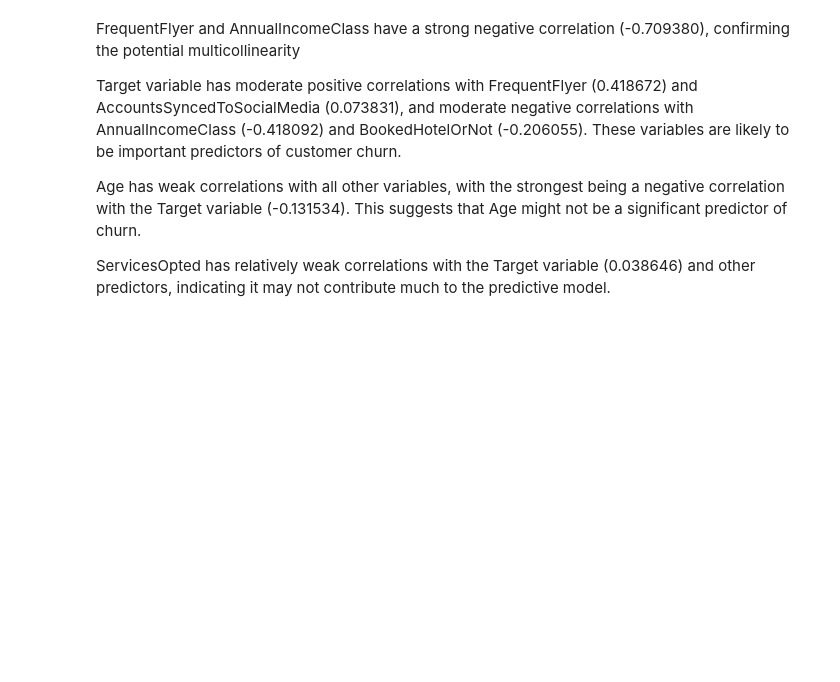
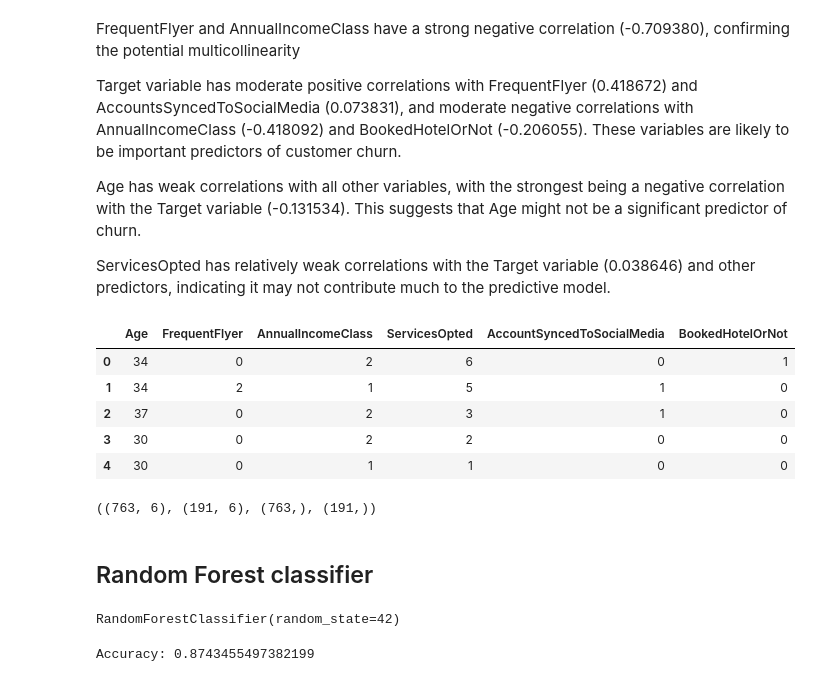
Before and after one commit to marcsteph/Tour-Travels-Customer-Churn-Prediction, a Jupyter notebook: Tour & Travels Customer Churn.ipynb, the cells around one changed output. Drawn from its saved outputs; the diff is of its cells as text; code cells hidden in the pictures; blank space fills up the shorter version.

Commit message:
Added Machine Learning models

```diff
--- a/Tour & Travels Customer Churn.ipynb
+++ b/Tour & Travels Customer Churn.ipynb
@@ -208,3 +193,33 @@ Target variable has moderate positive correlations with FrequentFlyer (0.418672)
 Age has weak correlations with all other variables, with the strongest being a negative correlation with the Target variable (-0.131534). This suggests that Age might not be a significant predictor of churn.
 
 ServicesOpted has relatively weak correlations with the Target variable (0.038646) and other predictors, indicating it may not contribute much to the predictive model.
+# %%
+# splitting into feature and label
+X = df_churn.drop('Target',axis=1)
+y = df_churn['Target']
+# %%
+# viewing the data
+X.head()
+# %% [output]
+|  | Age | FrequentFlyer | AnnualIncomeClass | ServicesOpted | AccountSyncedToSocialMedia | BookedHotelOrNot |
+| 0 | 34 | 0 | 2 | 6 | 0 | 1 |
+| 1 | 34 | 2 | 1 | 5 | 1 | 0 |
+| 2 | 37 | 0 | 2 | 3 | 1 | 0 |
+| 3 | 30 | 0 | 2 | 2 | 0 | 0 |
+| 4 | 30 | 0 | 1 | 1 | 0 | 0 |
+# %%
+# splitting into train and test split
+x_train, x_test, y_train, y_test = train_test_split(X, y, test_size=0.2, random_state=42)
+x_train.shape, x_test.shape, y_train.shape, y_test.shape
+# %% [output]
+((763, 6), (191, 6), (763,), (191,))
+# %% [markdown]
+## Random Forest classifier
+# %%
+# Create a Random Forest classifier
+rf_model = RandomForestClassifier(n_estimators=100, random_state=42)
+
+# Train the model
+rf_model.fit(x_train, y_train)
+# %% [output]
+RandomForestClassifier(random_state=42)
@@ -210,0 +229,6 @@ ServicesOpted has relatively weak correlations with the Target variable (0.03864
+# %%
+# Calculate evaluation metrics
+accuracy = accuracy_score(y_test, y_pred)
+print("Accuracy:", accuracy)
+# %% [output]
+Accuracy: 0.8743455497382199
```
Also changed, not shown: parts of 29 cells of this notebook.
